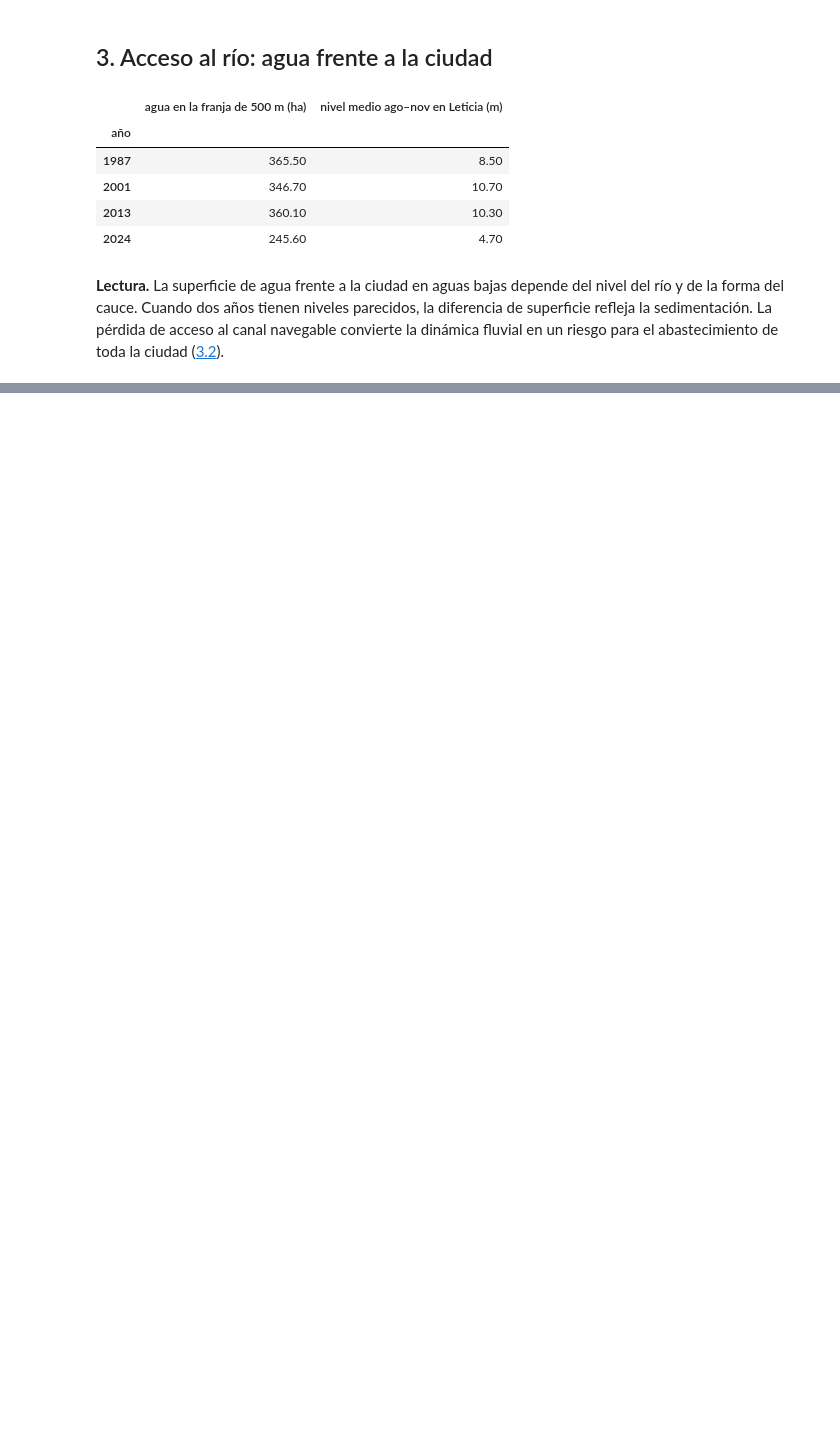
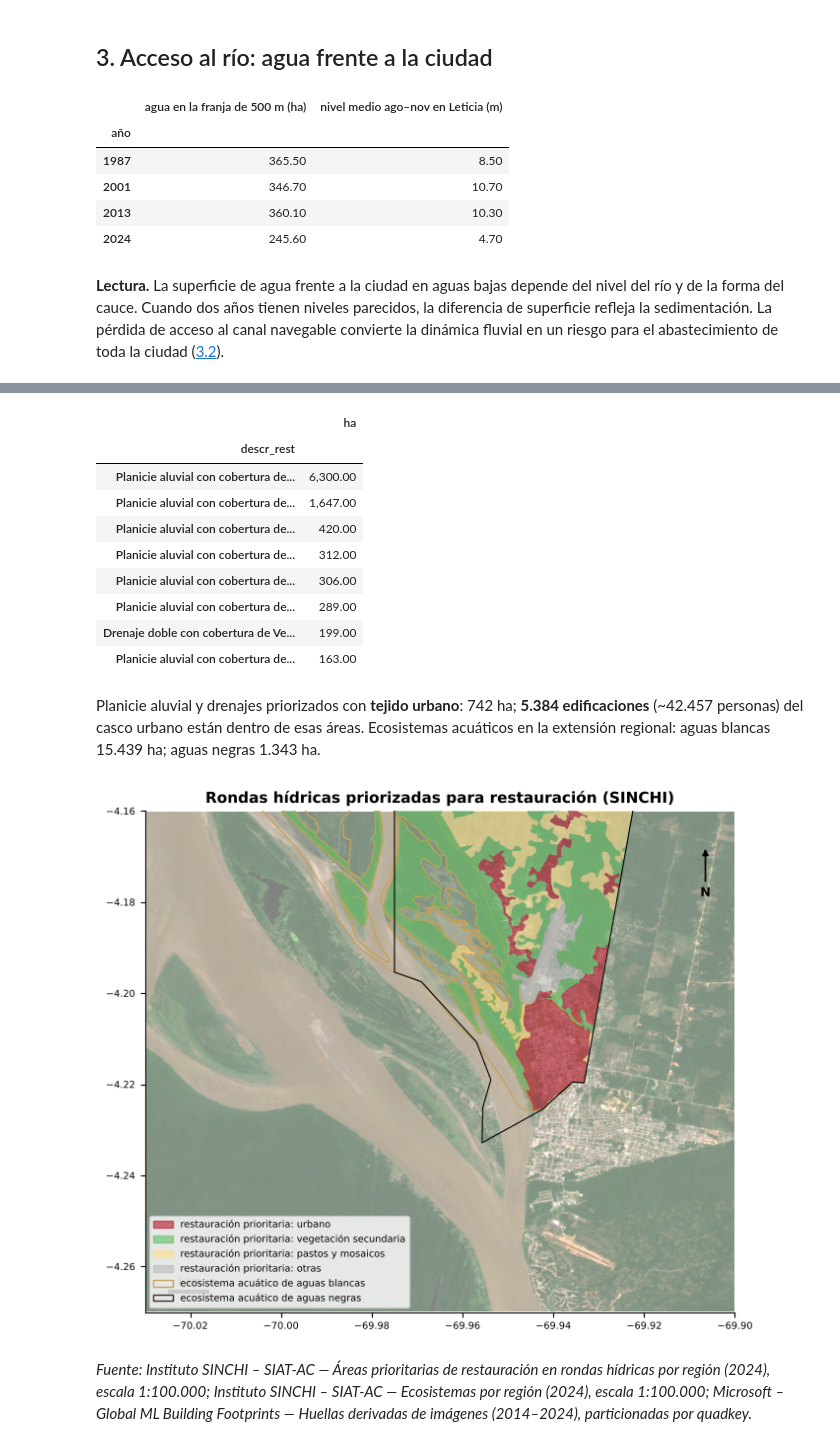
Before and after one commit to mromerot/leticia, a Jupyter notebook: book/03_analisis/33_erosion/c_riesgo.ipynb, the cells around one changed output, grey strips where cells are left out. Drawn from its saved outputs; the diff is of its cells as text; code cells hidden in the pictures; blank space fills up the shorter version.

```diff
--- a/book/03_analisis/33_erosion/c_riesgo.ipynb
+++ b/book/03_analisis/33_erosion/c_riesgo.ipynb
@@ -141,0 +150,54 @@ de acceso al canal navegable convierte la dinámica fluvial en un riesgo para el
+# %%
+arp = fuentes.siatac("siatac_restauracion_rondas").to_crs(aoi.crs())
+eco = fuentes.siatac("siatac_ecosistemas")
+urbano_ronda = arp[arp["cobertura"].str.contains("urbano", case=False, na=False)]
+edif["en_ronda_urbana"] = pts.within(urbano_ronda.union_all()) if len(urbano_ronda) else False
+grupos = {"urbano": "Tejido urbano", "vegetación secundaria": "Vegetación secundaria", "pastos y mosaicos": "Pastos|Mosaico"}
+def grupo(c_):
+    for k, v in grupos.items():
+        if pd.Series([c_]).str.contains(v, case=False, na=False).iloc[0]:
+            return k
+    return "otras"
+arp["grupo"] = arp["cobertura"].map(grupo)
+colores_g = {"urbano": viz.ROJO, "vegetación secundaria": "#66bd63", "pastos y mosaicos": "#fee08b", "otras": "#bbbbbb"}
+fig, ax = plt.subplots(figsize=(8.6, 6.6))
+viz.fondo(ax, "bbox_rio", alfa=0.6)
+acuaticos = eco[eco["tipo_ecosistema"].str.contains("acu", case=False, na=False)]
+for agua, color in (("Aguas Blancas", "#c6a15b"), ("Aguas Negras", "#3b2f2f")):
+    sub = acuaticos[acuaticos["tipo_agua"] == agua]
+    if len(sub):
+        sub.boundary.plot(ax=ax, color=color, lw=0.9, zorder=2)
+for g_, color in colores_g.items():
+    sub = arp[arp["grupo"] == g_]
+    if len(sub):
+        sub.to_crs(4326).plot(ax=ax, color=color, alpha=0.6, lw=0, zorder=3)
+urbana.to_crs(4326).boundary.plot(ax=ax, color="k", lw=0.8, zorder=4)
+ax.legend(handles=[Patch(color=c_, alpha=0.6, label=f"restauración prioritaria: {g_}") for g_, c_ in colores_g.items()]
+          + [Patch(facecolor="none", edgecolor="#c6a15b", label="ecosistema acuático de aguas blancas"),
+             Patch(facecolor="none", edgecolor="#3b2f2f", label="ecosistema acuático de aguas negras")], loc="lower left", fontsize=7, frameon=True)
+viz.marco(ax, "bbox_rio", "Rondas hídricas priorizadas para restauración (SINCHI)")
+area = arp.groupby("descr_rest").apply(lambda x: x.area.sum() / 1e4).sort_values(ascending=False).head(8).rename("ha").to_frame()
+display(area.round(0))
+agua = acuaticos.groupby("tipo_agua")["area_ha"].sum().round(0)
+miles = lambda v: f"{v:,.0f}".replace(",", ".")
+display(Markdown(f"Planicie aluvial y drenajes priorizados con **tejido urbano**: {miles(urbano_ronda.area.sum() / 1e4)} ha; "
+                 f"**{miles(edif['en_ronda_urbana'].sum())} edificaciones** (~{miles(edif.loc[edif['en_ronda_urbana'], 'poblacion'].sum())} personas) "
+                 "del casco urbano están dentro de esas áreas. Ecosistemas acuáticos en la extensión regional: "
+                 + "; ".join(f"{k.lower()} {miles(v)} ha" for k, v in agua.items()) + "."))
+# %% [output]
+|  | ha |
+| descr_rest |  |
+| Planicie aluvial con cobertura de... | 6,300.00 |
+| Planicie aluvial con cobertura de... | 1,647.00 |
+| Planicie aluvial con cobertura de... | 420.00 |
+| Planicie aluvial con cobertura de... | 312.00 |
+| Planicie aluvial con cobertura de... | 306.00 |
+| Planicie aluvial con cobertura de... | 289.00 |
+| Drenaje doble con cobertura de Ve... | 199.00 |
+| Planicie aluvial con cobertura de... | 163.00 |
+Planicie aluvial y drenajes priorizados con **tejido urbano**: 742 ha; **5.384 edificaciones** (~42.457 personas) del casco urbano están dentro de esas áreas. Ecosistemas acuáticos en la extensión regional: aguas blancas 15.439 ha; aguas negras 1.343 ha.
+[figure, added]
+# %%
+viz.pie(viz.nota_fuente("siatac_restauracion_rondas", "siatac_ecosistemas", "edificaciones"))
+# %% [output]
+*Fuente: Instituto SINCHI – SIAT-AC — Áreas prioritarias de restauración en rondas hídricas por región (2024), escala 1:100.000; Instituto SINCHI – SIAT-AC — Ecosistemas por región (2024), escala 1:100.000; Microsoft – Global ML Building Footprints — Huellas derivadas de imágenes (2014–2024), particionadas por quadkey.*
```
Also changed, not shown: parts of 3 cells of this notebook, 16 other files.
